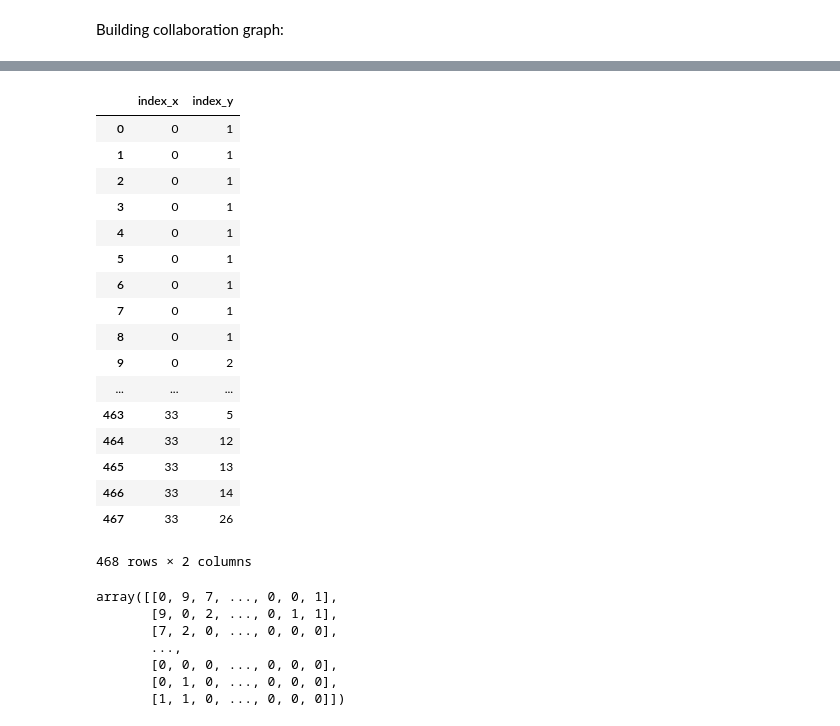
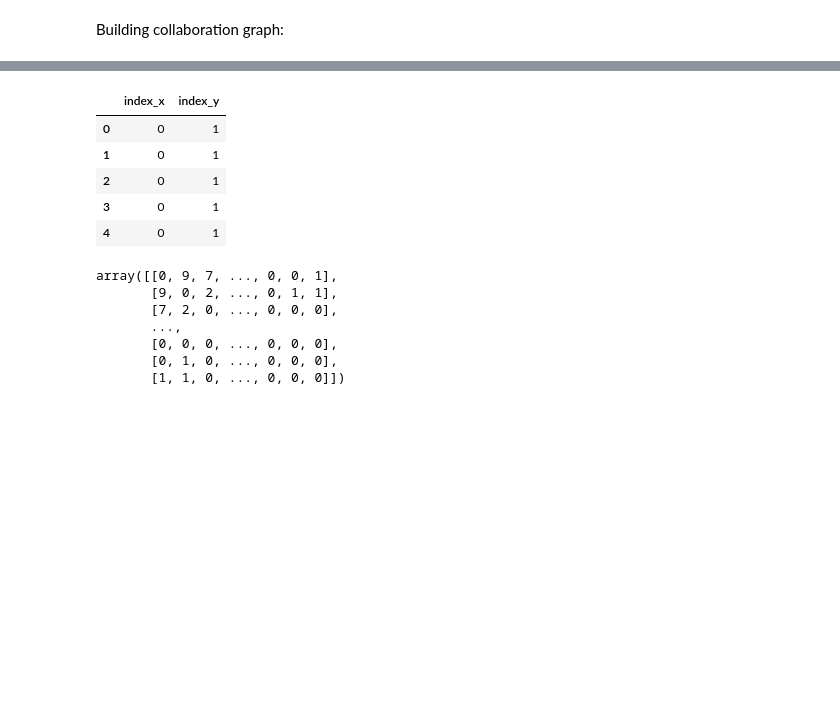
Before and after one commit to nourabassi/semester-project, a Jupyter notebook: Data exploration - Universities & Countries.ipynb, the cells around one changed output, grey strips where cells are left out. Cells and saved outputs as stored; diff of their text form; code cells hidden in the pictures; blank space fills up the shorter version.

```diff
--- a/Data exploration - Universities & Countries.ipynb
+++ b/Data exploration - Universities & Countries.ipynb
@@ -197,26 +178,14 @@ nodes
 # %%
 edges = pd.merge(nodes, collabs[collabs.country_x != collabs.country_y], left_on='country', right_on='country_x')
 edges = pd.merge(nodes, edges, left_on='country', right_on='country_y')
-edges[['index_x', 'index_y']]
+edges[['index_x', 'index_y']].head()
 # %% [output]
 |  | index_x | index_y |
 | 0 | 0 | 1 |
 | 1 | 0 | 1 |
 | 2 | 0 | 1 |
 | 3 | 0 | 1 |
 | 4 | 0 | 1 |
-| 5 | 0 | 1 |
-| 6 | 0 | 1 |
-| 7 | 0 | 1 |
-| 8 | 0 | 1 |
-| 9 | 0 | 2 |
-| ... | ... | ... |
-| 463 | 33 | 5 |
-| 464 | 33 | 12 |
-| 465 | 33 | 13 |
-| 466 | 33 | 14 |
-| 467 | 33 | 26 |
-468 rows × 2 columns
 # %%
 n_nodes = len(nodes)
 adjacency = np.zeros((n_nodes, n_nodes), dtype=int)
```
Also changed, not shown: parts of 46 cells of this notebook, 9 other files.
